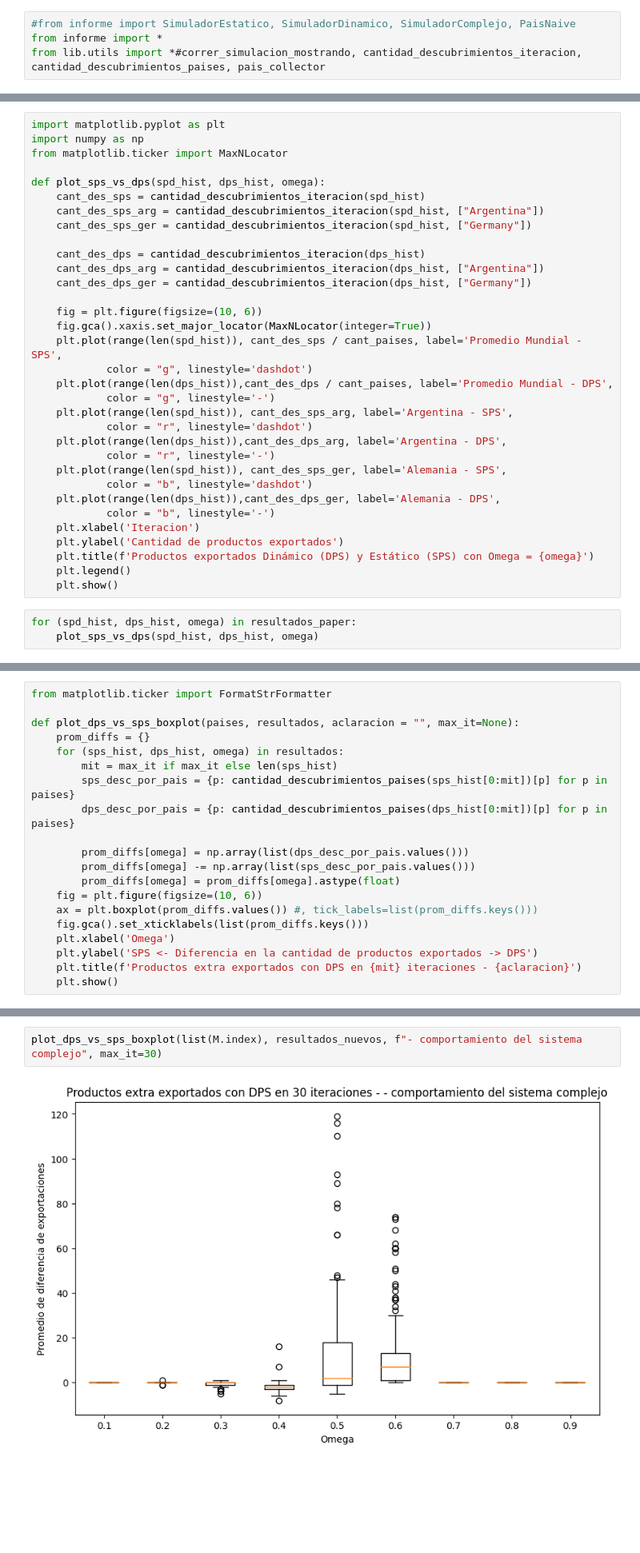
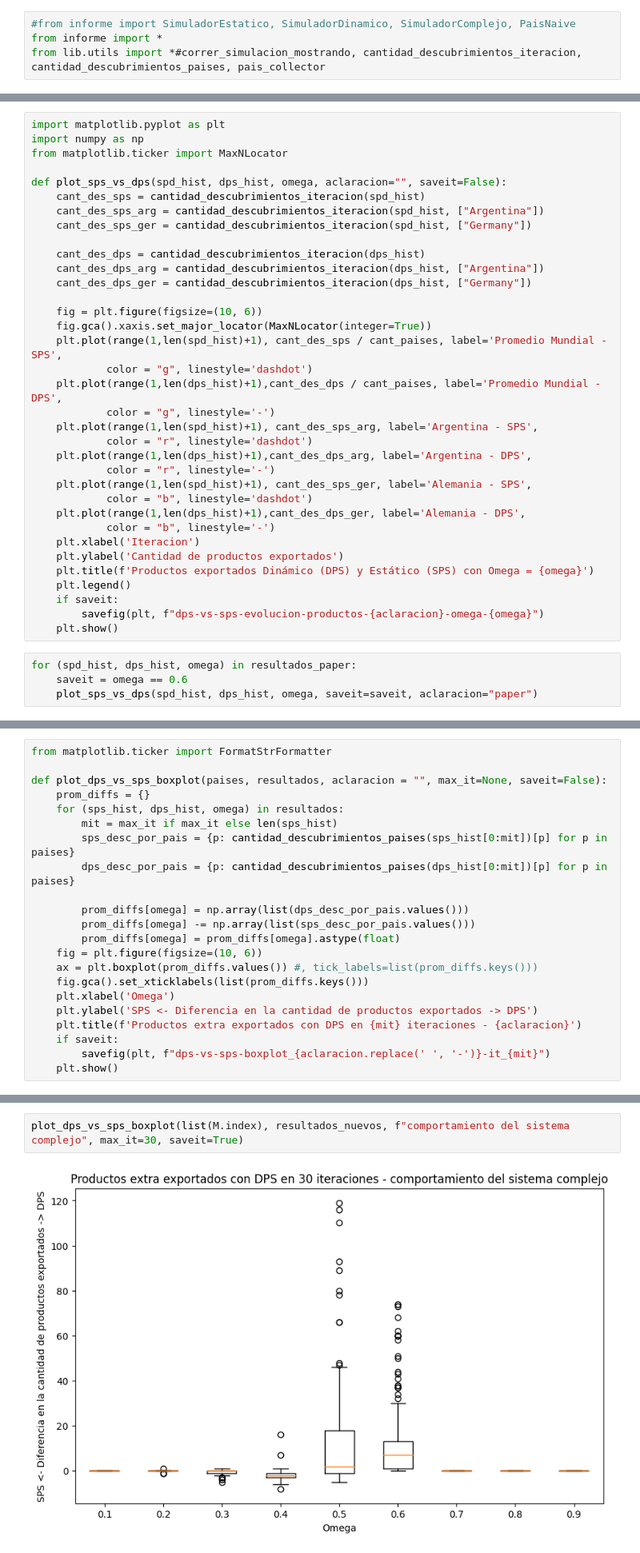
Before and after one commit to CatrielD/msscae-tp-final, a Jupyter notebook: src/diferencia-estatico-dinamico.ipynb, the cells around one changed output, grey strips where cells are left out. Shown at 80% size. Cells and saved outputs as stored; diff of their text form; blank space fills up the shorter version.

Commit message:
preeliminares, omega y estrategias

```diff
--- a/src/diferencia-estatico-dinamico.ipynb
+++ b/src/diferencia-estatico-dinamico.ipynb
@@ -112,7 +108,7 @@ import matplotlib.pyplot as plt
 import numpy as np
 from matplotlib.ticker import MaxNLocator
 
-def plot_sps_vs_dps(spd_hist, dps_hist, omega):
+def plot_sps_vs_dps(spd_hist, dps_hist, omega, aclaracion="", saveit=False):
     cant_des_sps = cantidad_descubrimientos_iteracion(spd_hist)
     cant_des_sps_arg = cantidad_descubrimientos_iteracion(spd_hist, ["Argentina"])
     cant_des_sps_ger = cantidad_descubrimientos_iteracion(spd_hist, ["Germany"])
@@ -123,24 +119,27 @@ def plot_sps_vs_dps(spd_hist, dps_hist, omega):
 
     fig = plt.figure(figsize=(10, 6))
     fig.gca().xaxis.set_major_locator(MaxNLocator(integer=True))
-    plt.plot(range(len(spd_hist)), cant_des_sps / cant_paises, label='Promedio Mundial - SPS',
+    plt.plot(range(1,len(spd_hist)+1), cant_des_sps / cant_paises, label='Promedio Mundial - SPS',
             color = "g", linestyle='dashdot')
-    plt.plot(range(len(dps_hist)),cant_des_dps / cant_paises, label='Promedio Mundial - DPS',
+    plt.plot(range(1,len(dps_hist)+1),cant_des_dps / cant_paises, label='Promedio Mundial - DPS',
             color = "g", linestyle='-')
-    plt.plot(range(len(spd_hist)), cant_des_sps_arg, label='Argentina - SPS',
+    plt.plot(range(1,len(spd_hist)+1), cant_des_sps_arg, label='Argentina - SPS',
             color = "r", linestyle='dashdot')
-    plt.plot(range(len(dps_hist)),cant_des_dps_arg, label='Argentina - DPS',
+    plt.plot(range(1,len(dps_hist)+1),cant_des_dps_arg, label='Argentina - DPS',
             color = "r", linestyle='-')
-    plt.plot(range(len(spd_hist)), cant_des_sps_ger, label='Alemania - SPS',
+    plt.plot(range(1,len(spd_hist)+1), cant_des_sps_ger, label='Alemania - SPS',
             color = "b", linestyle='dashdot')
-    plt.plot(range(len(dps_hist)),cant_des_dps_ger, label='Alemania - DPS',
+    plt.plot(range(1,len(dps_hist)+1),cant_des_dps_ger, label='Alemania - DPS',
             color = "b", linestyle='-')
     plt.xlabel('Iteracion')
     plt.ylabel('Cantidad de productos exportados')
     plt.title(f'Productos exportados Dinámico (DPS) y Estático (SPS) con Omega = {omega}')
     plt.legend()
+    if saveit:
+        savefig(plt, f"dps-vs-sps-evolucion-productos-{aclaracion}-omega-{omega}")
     plt.show()
 # %%
 for (spd_hist, dps_hist, omega) in resultados_paper:
-    plot_sps_vs_dps(spd_hist, dps_hist, omega)
+    saveit = omega == 0.6
+    plot_sps_vs_dps(spd_hist, dps_hist, omega, saveit=saveit, aclaracion="paper")
 # %% [output]
@@ -156,7 +155,7 @@ for (spd_hist, dps_hist, omega) in resultados_paper:
 # %%
 from matplotlib.ticker import FormatStrFormatter
 
-def plot_dps_vs_sps_boxplot(paises, resultados, aclaracion = "", max_it=None):
+def plot_dps_vs_sps_boxplot(paises, resultados, aclaracion = "", max_it=None, saveit=False):
     prom_diffs = {}
     for (sps_hist, dps_hist, omega) in resultados:
         mit = max_it if max_it else len(sps_hist)
@@ -172,5 +171,7 @@ def plot_dps_vs_sps_boxplot(paises, resultados, aclaracion = "", max_it=None):
     plt.xlabel('Omega')
     plt.ylabel('SPS <- Diferencia en la cantidad de productos exportados -> DPS')
     plt.title(f'Productos extra exportados con DPS en {mit} iteraciones - {aclaracion}')
+    if saveit:
+        savefig(plt, f"dps-vs-sps-boxplot_{aclaracion.replace(' ', '-')}-it_{mit}")
     plt.show()
 # %%
@@ -192,5 +193,5 @@ plot_dps_vs_sps_boxplot(list(M.index), resultados_nuevos, f"- comportamiento del
 # %%
-plot_dps_vs_sps_boxplot(list(M.index), resultados_nuevos, f"- comportamiento del sistema complejo", max_it=30)
+plot_dps_vs_sps_boxplot(list(M.index), resultados_nuevos, f"comportamiento del sistema complejo", max_it=30, saveit=True)
 # %% [output]
-[figure, old version]
+[figure, new version]
 # %%
```
Also changed, not shown: parts of 12 cells of this notebook, 18 other files.
